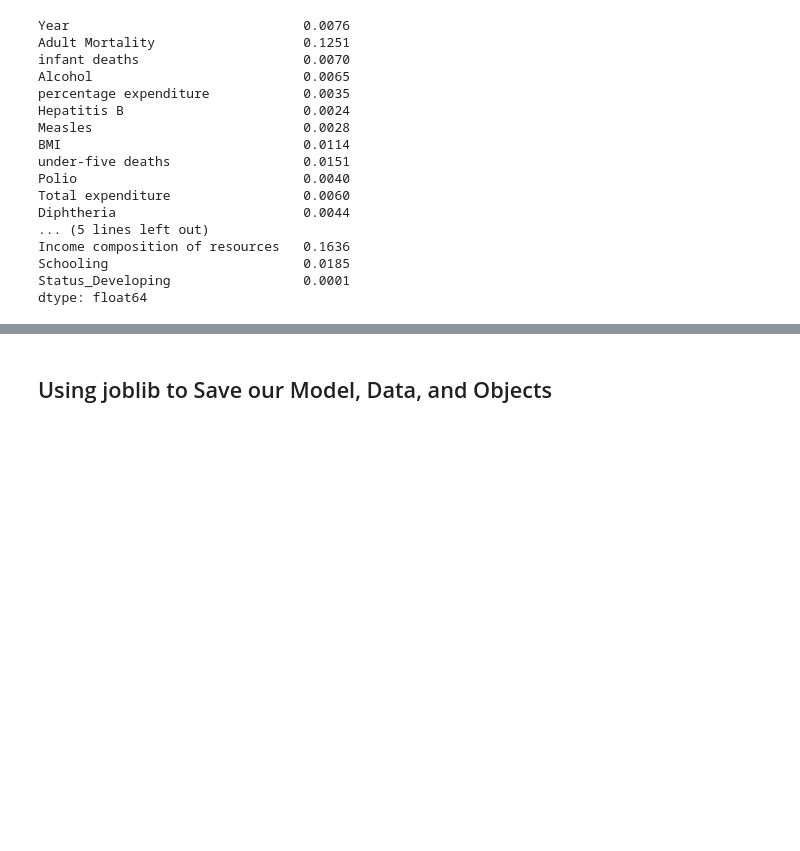
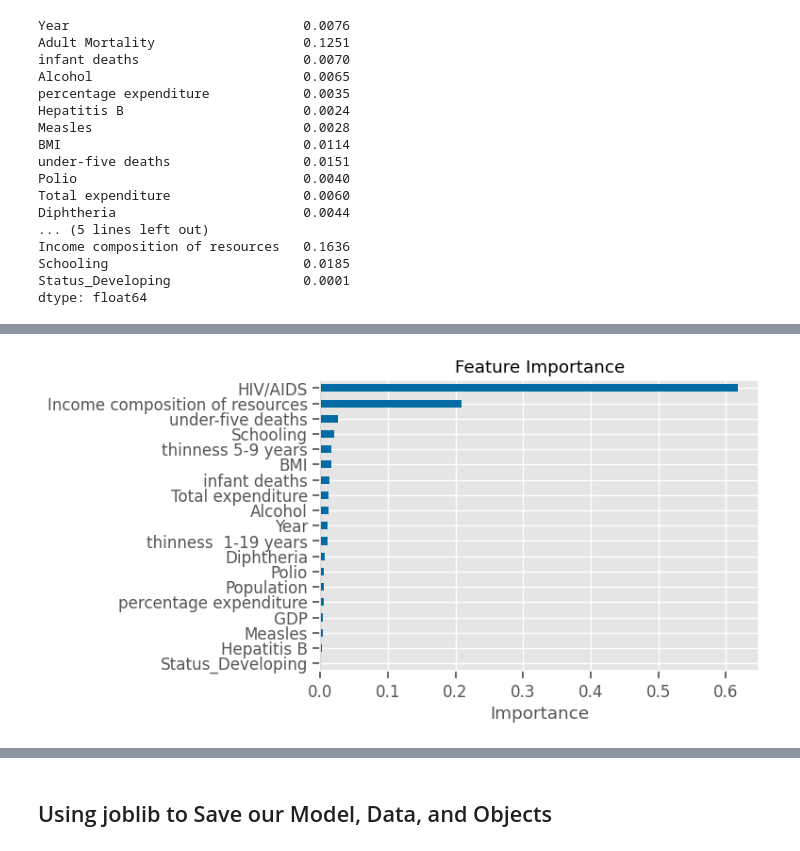
Before and after one commit to patelmedha/data-viz-wk17-codealongs-life-expectancy, a Jupyter notebook: Wk1-L01-CodeAlong-Life Expectancy.ipynb, the cells around one changed output, grey strips where cells are left out. Saved outputs shown, nothing was run; the diff lists cells and outputs as text; code cells hidden in the pictures; blank space fills up the shorter version.

```diff
--- a/Wk1-L01-CodeAlong-Life Expectancy.ipynb
+++ b/Wk1-L01-CodeAlong-Life Expectancy.ipynb
@@ -676,0 +770,5 @@ ax.set(title='Feature Importance - Decision Tree Regressor',ylabel="Feature Name
+# %%
+rf_reg = RandomForestRegressor()
+rf_reg.fit(X_train_df,y_train)
+evaluate_regression(rf_reg, X_train_df, y_train,
+                    X_test_df, y_test)
@@ -676,0 +779,4 @@ ax.set(title='Feature Importance - Decision Tree Regressor',ylabel="Feature Name
+# %%
+## Saving the coefficients
+importances = pd.Series(rf_reg.feature_importances_, index= rf_reg.feature_names_in_)
+importances
@@ -676,0 +811,19 @@ ax.set(title='Feature Importance - Decision Tree Regressor',ylabel="Feature Name
+# %%
+def plot_importances(importances, sort_values=True, top_n=None, figsize=(6,4),
+                     title="Feature Importance", xlabel='Importance'):
+    if sort_values:
+        importances = importances.sort_values()
+
+    if top_n is not None:
+        importances = importances.tail(top_n)
+
+
+    ax = importances.plot(kind='barh', figsize=figsize)
+    ax.axvline(0, color='k')
+    ax.set(xlabel=xlabel, title=title);
+    plt.show()
+    return ax
+# %%
+plot_importances(importances);
+# %% [output]
+[figure, added]
```
Also changed, not shown: parts of 22 cells of this notebook.
